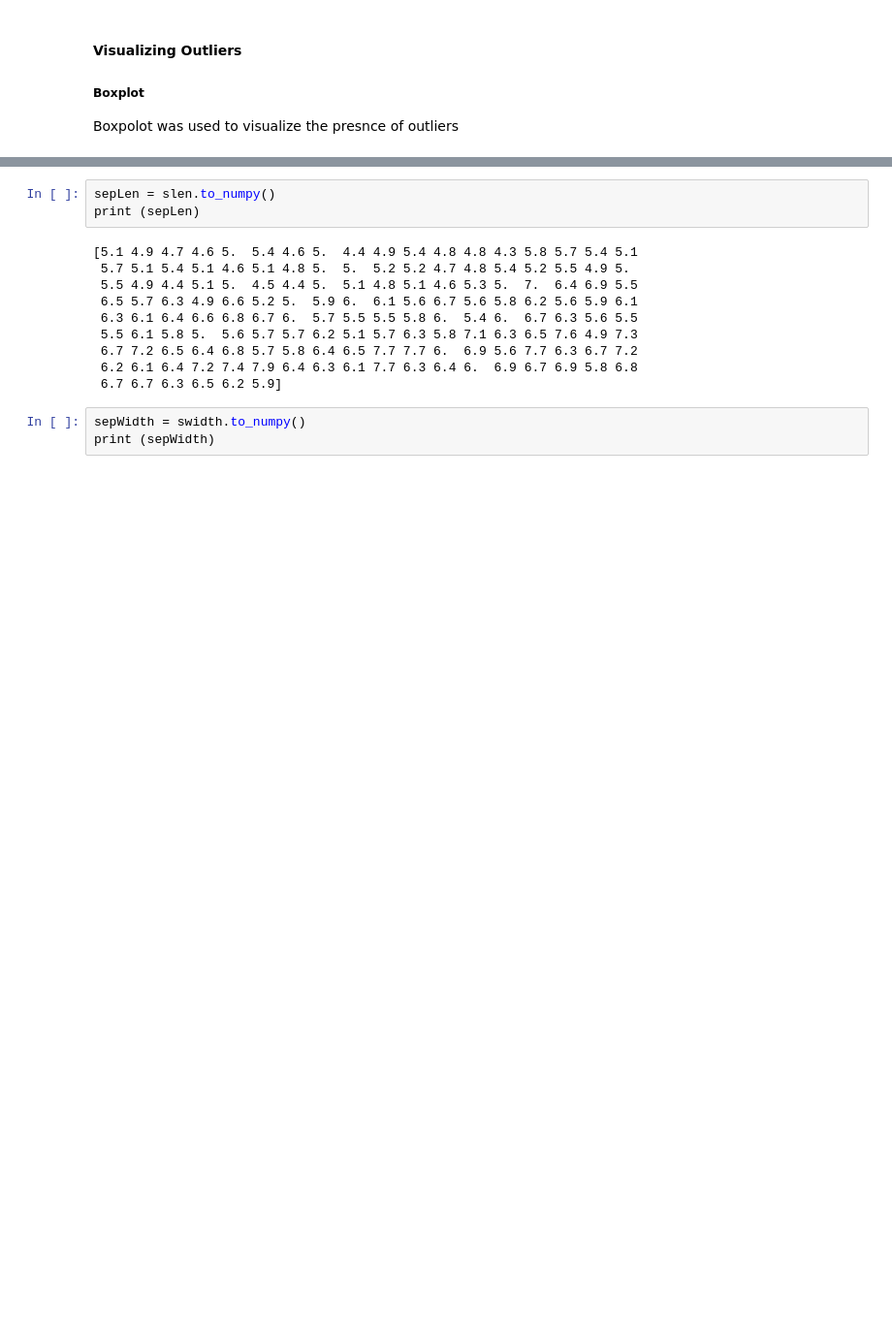
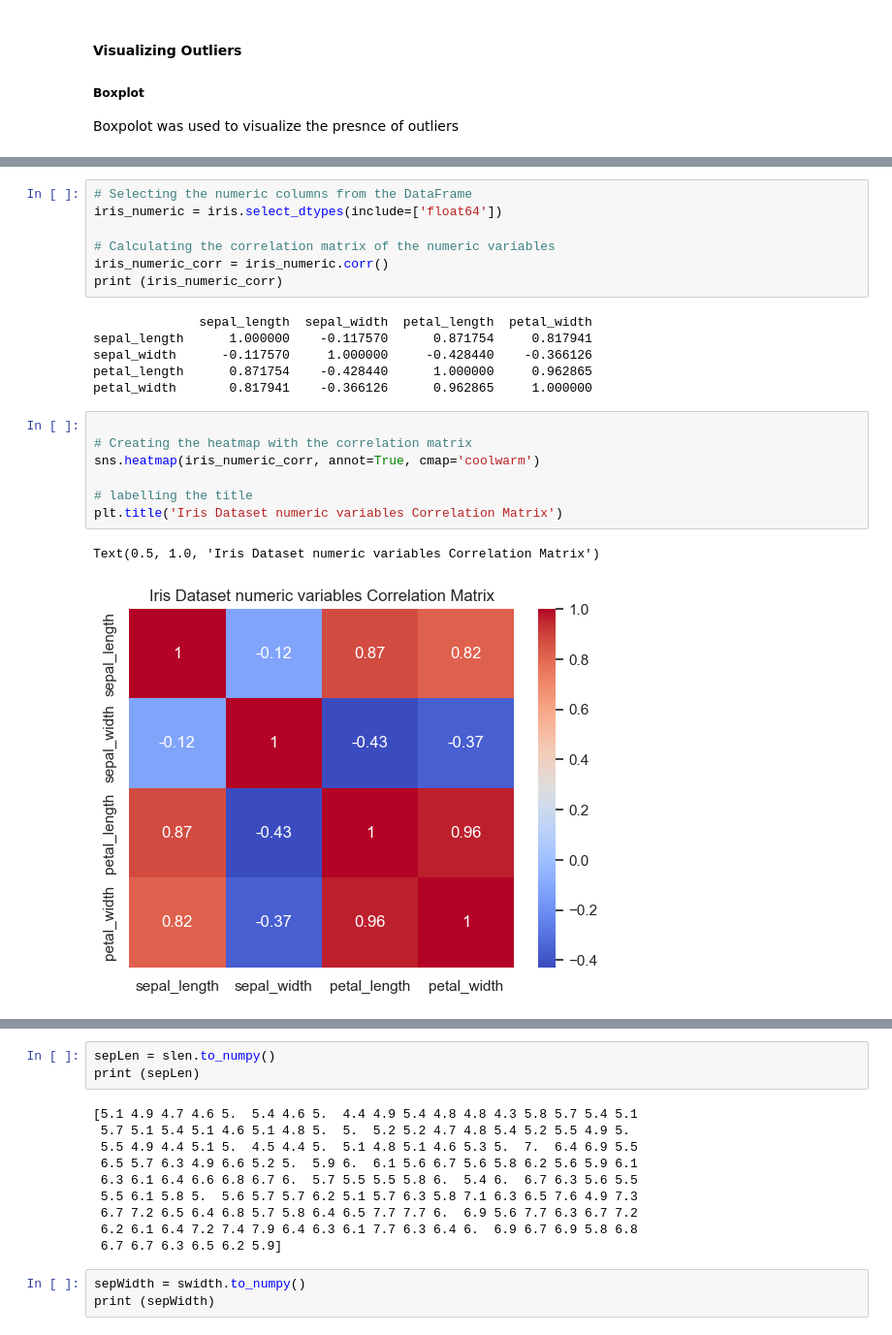
Before and after one commit to Gtalen/pands-project, a Jupyter notebook: iris.ipynb, the cells around one changed output, grey strips where cells are left out. Shown at 97% size. Cells and saved outputs as stored; diff of their text form; blank space fills up the shorter version.

```diff
--- a/iris.ipynb
+++ b/iris.ipynb
@@ -515,0 +390,23 @@ Name: sepal_width, Length: 150, dtype: float64
+# %%
+# Selecting the numeric columns from the DataFrame
+iris_numeric = iris.select_dtypes(include=['float64'])
+
+# Calculating the correlation matrix of the numeric variables
+iris_numeric_corr = iris_numeric.corr()
+print (iris_numeric_corr)
+# %% [output]
+              sepal_length  sepal_width  petal_length  petal_width
+sepal_length      1.000000    -0.117570      0.871754     0.817941
+sepal_width      -0.117570     1.000000     -0.428440    -0.366126
+petal_length      0.871754    -0.428440      1.000000     0.962865
+petal_width       0.817941    -0.366126      0.962865     1.000000
+# %%
+
+# Creating the heatmap with the correlation matrix
+sns.heatmap(iris_numeric_corr, annot=True, cmap='coolwarm')
+
+# labelling the title
+plt.title('Iris Dataset numeric variables Correlation Matrix')
+# %% [output]
+Text(0.5, 1.0, 'Iris Dataset numeric variables Correlation Matrix')
+[figure, added]
```
Also changed, not shown: parts of 49 cells of this notebook, 1 other file.
